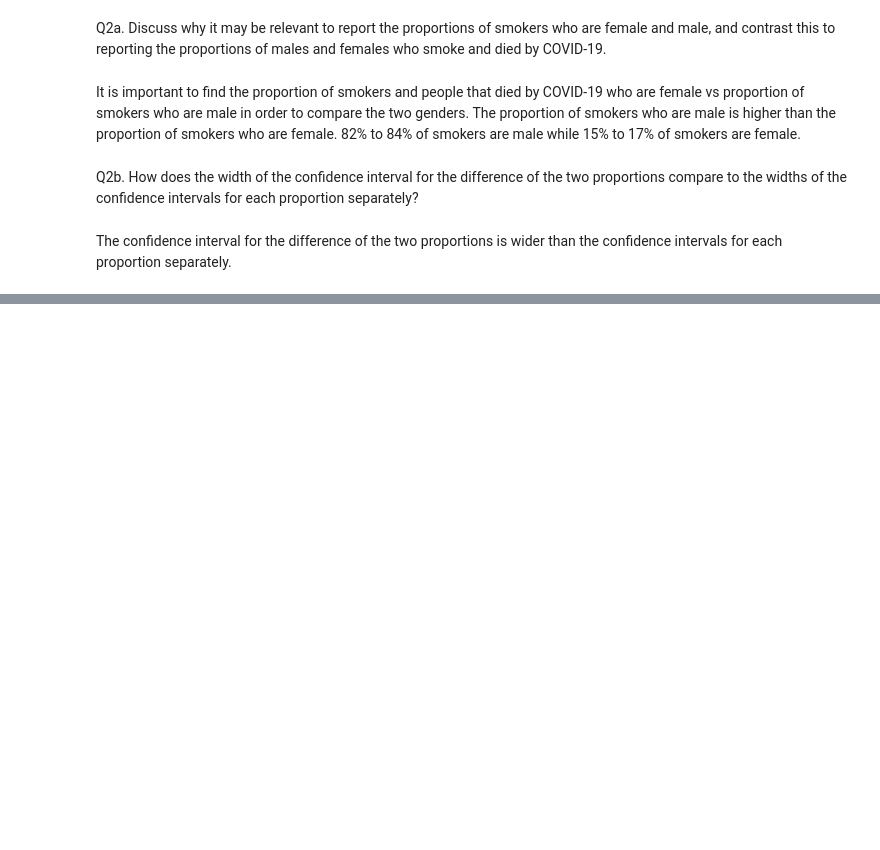
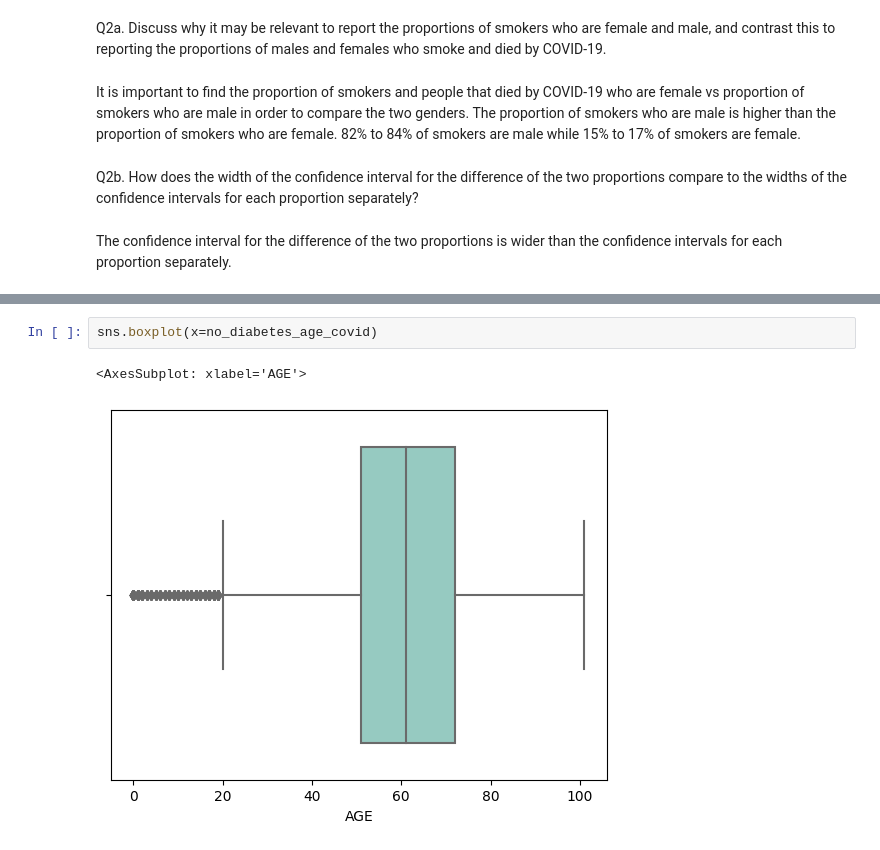
Before and after one commit to joshoandres13/COVID19, a Jupyter notebook: COVIDanalysis.ipynb, the cells around one changed output, grey strips where cells are left out. Cells and saved outputs as stored; diff of their text form; blank space fills up the shorter version.

```diff
--- a/COVIDanalysis.ipynb
+++ b/COVIDanalysis.ipynb
@@ -405,0 +468,5 @@ Male_SMOKE_COVID_died.reset_index(inplace=True,drop=True)
+# %%
+sns.boxplot(x=no_diabetes_age_covid)
+# %% [output]
+<AxesSubplot: xlabel='AGE'>
+[figure, added]
```
Also changed, not shown: parts of 33 cells of this notebook, 1 other file.
